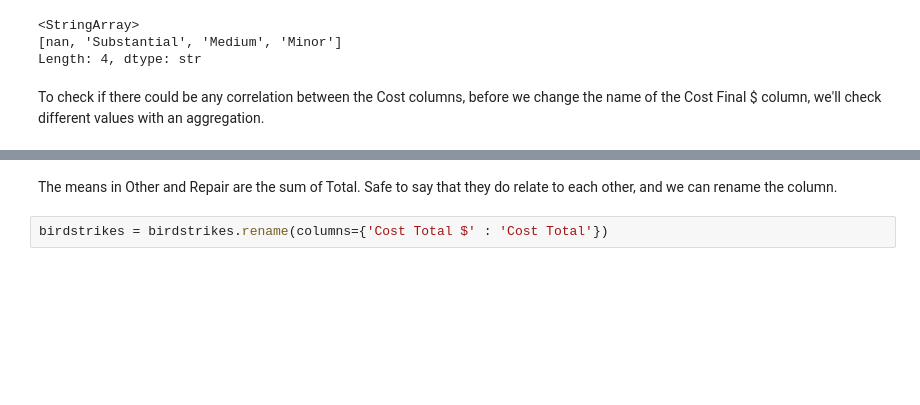
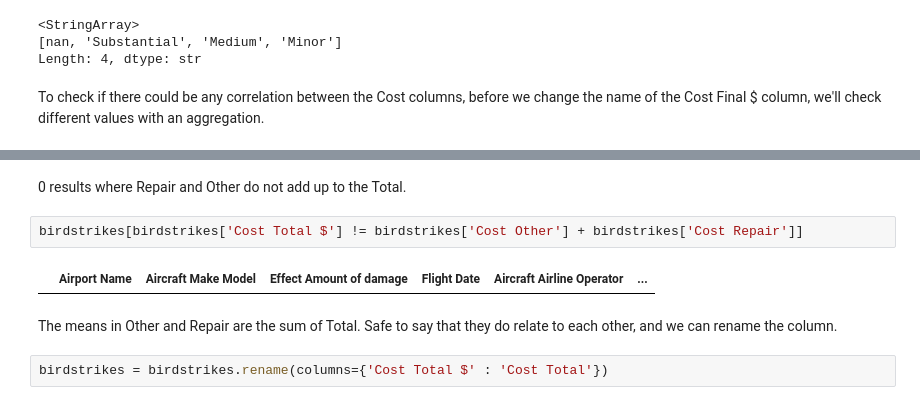
Before and after one commit to hotelFabie/LabComposition, a Jupyter notebook: Analysis & Visualization/Project/project.ipynb, the cells around one changed output, grey strips where cells are left out. Saved outputs shown, nothing was run; the diff lists cells and outputs as text; blank space fills up the shorter version.

```diff
--- a/Analysis & Visualization/Project/project.ipynb
+++ b/Analysis & Visualization/Project/project.ipynb
@@ -220,3 +229,9 @@ KeyError: "Columns not found: 'Cost Total $'"
+# %% [markdown]
+0 results where Repair and Other do not add up to the Total.
+# %%
+birdstrikes[birdstrikes['Cost Total $'] != birdstrikes['Cost Other'] + birdstrikes['Cost Repair']]
+# %% [output]
+|  | Airport Name | Aircraft Make Model | Effect Amount of damage | Flight Date | Aircraft Airline Operator | ... |
 # %% [markdown]
 The means in Other and Repair are the sum of Total. Safe to say that they do relate to each other, and we can rename the column.
 # %%
```
Also changed, not shown: parts of 6 cells of this notebook.
